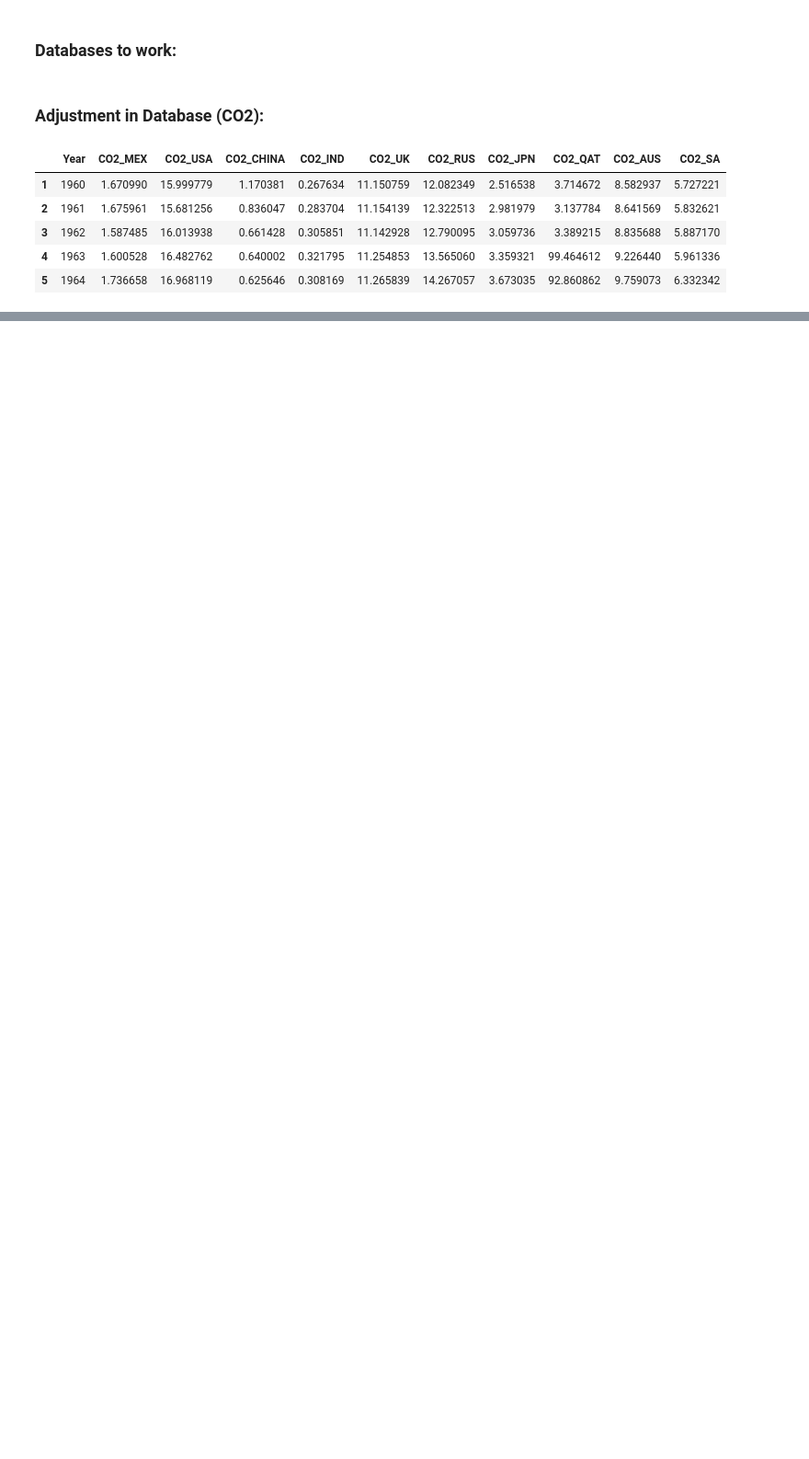
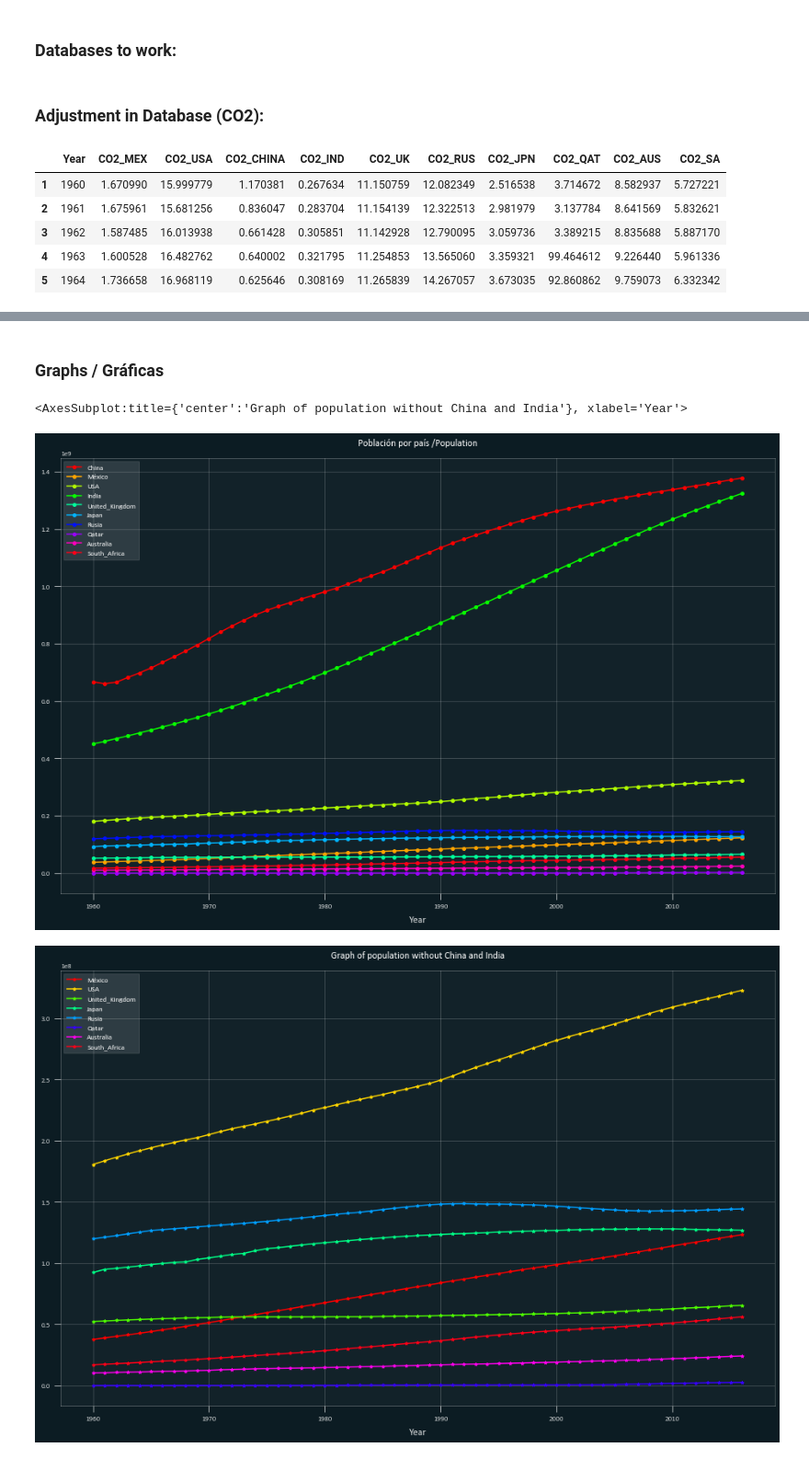
Before and after one commit to AlexisAGG14/Personal-Projects, a Jupyter notebook: Population-CO2/PopulationAndCO2.ipynb, the cells around one changed output, grey strips where cells are left out. Shown at 92% size. Cells and saved outputs as stored; diff of their text form; code cells hidden in the pictures; blank space fills up the shorter version.

```diff
--- a/Population-CO2/PopulationAndCO2.ipynb
+++ b/Population-CO2/PopulationAndCO2.ipynb
@@ -10,7 +10,7 @@ import seaborn as sns
 ### Databases to work:
 # %%
 CO2=pd.read_csv('CO2_Ampliado.csv')
-POBY= pd.read_csv("population_total_long.csv")
+P10=pd.read_csv('DFPob10.csv')
 POBA= pd.read_csv("pop_worldometer_data.csv")
 # %% [markdown]
 ### Adjustment in Database (CO2):
@@ -39,0 +31,5 @@ KeyError: "['2017'] not found in axis"
+# %%
+DFP10=pd.DataFrame(data=P10)
+DFF=DFP10
+DFF=DFF.join(DFCO2.set_index('Year'), on='Year')
+DFF.head()
@@ -39,0 +44,15 @@ KeyError: "['2017'] not found in axis"
+# %% [markdown]
+### Graphs / Gráficas
+# %%
+Pob= DFF.groupby('Year').agg(China =('Pob_China','sum'), México=('Pob_Mex','sum'),USA=('Pob_USA','sum'),
+India=('Pob_India','sum'), United_Kingdom=('Pob_UK','sum'),Japan=('Pob_Japan','sum'),
+Rusia=('Pob_Rus','sum'),Qatar=('Pob_Qatar','sum'), Australia=('Pob_Aus','sum'),South_Africa=('Pob_SA','sum'))
+Pob.plot(kind='line',title= 'Población por país /Population', style='-o', cmap='hsv',figsize=(16,10),grid="on")
+Pob2= DFF.groupby('Year').agg(México=('Pob_Mex','sum'),USA=('Pob_USA','sum'), United_Kingdom=('Pob_UK','sum'),
+Japan=('Pob_Japan','sum'), Rusia=('Pob_Rus','sum'),Qatar=('Pob_Qatar','sum'), Australia=('Pob_Aus','sum'),
+South_Africa=('Pob_SA','sum'))
+Pob2.plot(kind='line',title= 'Graph of population without China and India', style='-*', cmap='hsv',figsize=(16,10),grid="on")
+# %% [output]
+<AxesSubplot:title={'center':'Graph of population without China and India'}, xlabel='Year'>
+[figure, added]
+[figure, added]
```
Also changed, not shown: parts of 5 cells of this notebook, 1 other file.
